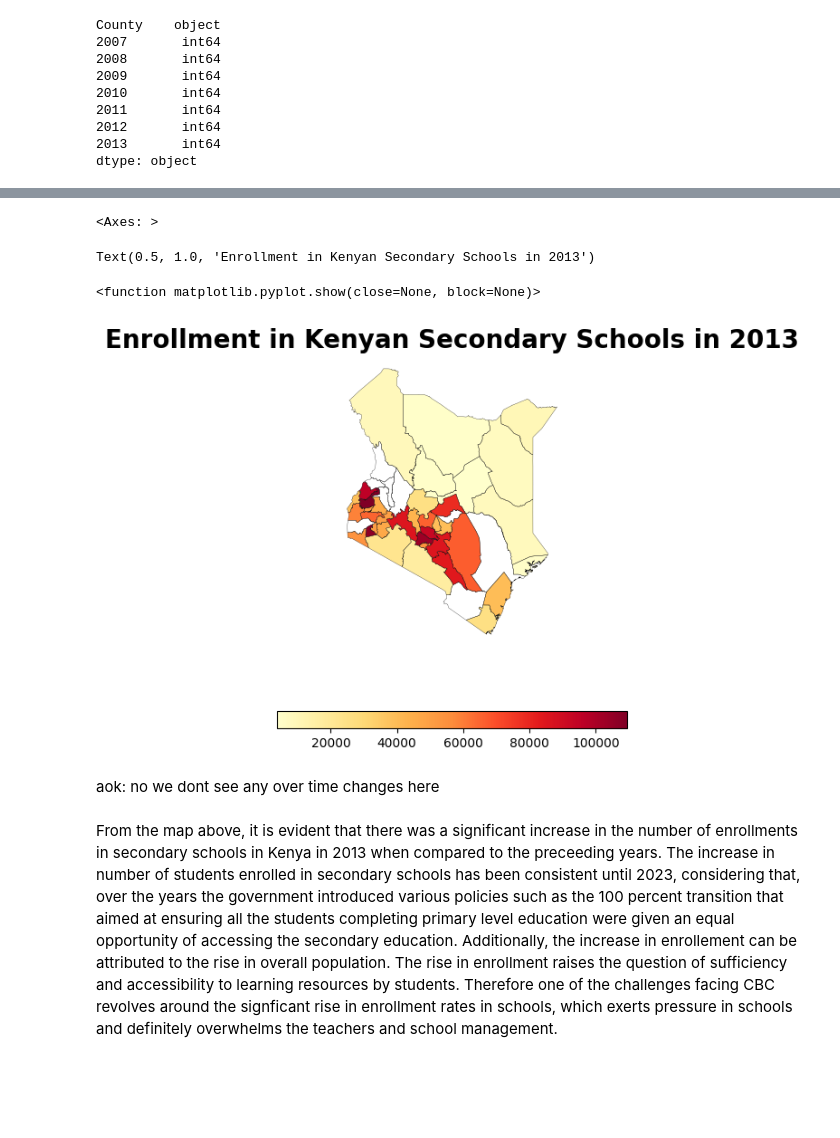
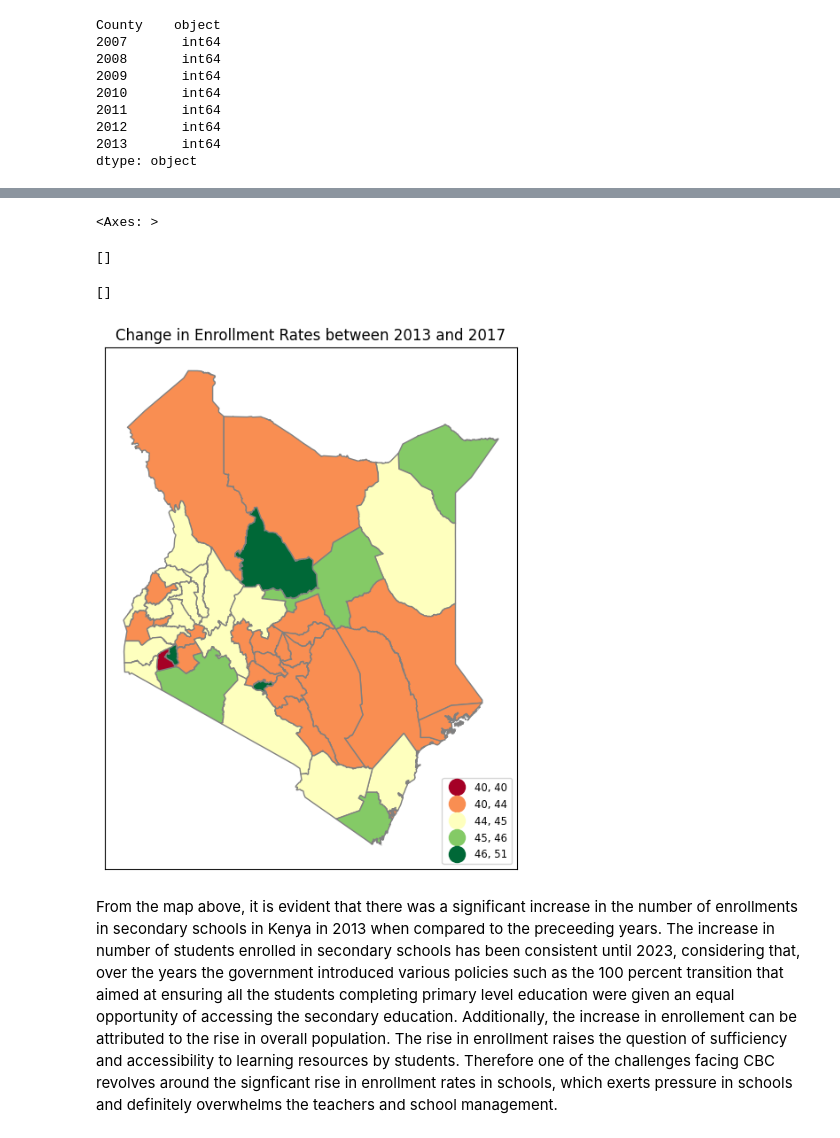
Before and after one commit to Brian13Noble/Geographical-Information-Systems-Projects, a Jupyter notebook: ps2.ipynb, the cells around one changed output, grey strips where cells are left out. Drawn from its saved outputs; the diff is of its cells as text; code cells hidden in the pictures; blank space fills up the shorter version.

```diff
--- a/ps2.ipynb
+++ b/ps2.ipynb
@@ -67,10 +68,8 @@ Shape_len      float64
 geometry      geometry
 dtype: object
 # %%
-#aok: same here had to adjust these!!!! please make sure it is fixed next time
-
 #from google.colab import drive
 #drive.mount("/content/drive")
-sec_enrollment = "https://raw.githubusercontent.com/Brian13Noble/GIS/main/number-of-secondary-school-enrolment-by-county-2007-2013-csv-1.csv"
+sec_enrollment = "/content/drive/MyDrive/Datasets/number-of-secondary-school-enrolment-by-county-2007-2013-csv-1.csv"
 sec_enrollment = pd.read_csv(sec_enrollment)
-sec_enrollment
+#sec_enrollment
@@ -104,8 +88,18 @@ County    object
 2012       int64
 2013       int64
 dtype: object
+# %%
+sec_enrollment.loc[sec_enrollment['County'] == 'West pokot', 'County'] = 'West Pokot'
+sec_enrollment.loc[sec_enrollment['County'] == 'Elgeyo marakwet', 'County'] = 'Keiyo-Marakwet'
+sec_enrollment.loc[sec_enrollment['County'] == 'Homabay', 'County'] = 'Homa Bay'
+sec_enrollment.loc[sec_enrollment['County'] == 'Taita taveta', 'County'] = 'Taita Taveta'
+sec_enrollment.loc[sec_enrollment['County'] == 'Tana river', 'County'] = 'Tana River'
+sec_enrollment.loc[sec_enrollment['County'] == 'Tharaka nithi', 'County'] = 'Tharaka'
+sec_enrollment.loc[sec_enrollment['County'] == 'Trans nzoia', 'County'] = 'Trans Nzoia'
+sec_enrollment.loc[sec_enrollment['County'] == 'Uasin gishu', 'County'] = 'Uasin Gishu'
+#sec_enrollment
 # %%
 #Focus on no.of sec-school enrolment in 2007 and 2013
 sec_enrollment= sec_enrollment[['County','2007','2013']]
-sec_enrollment= sec_enrollment.iloc[1:,:]
-sec_enrollment
+sec_enrollment= sec_enrollment.iloc[0:,:]
+#sec_enrollment
@@ -226,23 +143,19 @@ kenya_counties[['COUNTY','County','_merge']] #and then have to have a look at th
 #print(kenya_counties.info())
 # %%
 #kenya_counties.head(1)
-# %%
-ax = kenya_counties.boundary.plot(edgecolor='black', linewidth=0.2, figsize=(10, 6))
-kenya_counties.plot(ax=ax, column='2013', legend=True, cmap='YlOrRd', legend_kwds={'shrink':0.5,
- 'orientation': 'horizontal', 'format': '%.0f'})
-ax.get_xaxis().set_visible(False)
-ax.get_yaxis().set_visible(False)
-for edge in ['right', 'bottom', 'top', 'left']:
-    ax.spines[edge].set_visible(False)
-ax.set_title('Enrollment in Kenyan Secondary Schools in 2013', size=20, weight='bold')
-plt.show
-# %% [output]
-<Axes: >
-Text(0.5, 1.0, 'Enrollment in Kenyan Secondary Schools in 2013')
-<function matplotlib.pyplot.show(close=None, block=None)>
-[figure, removed]
-# %% [markdown]
-aok: no we dont see any over time changes here
+# %%
+fig, ax = plt.subplots(1, figsize=(6,10))
+kenya_counties.plot(ax=ax,column='ECHANGE',legend=True,cmap='RdYlGn',scheme='natural_breaks',k=5,
+         edgecolor='grey',linewidth=1,legend_kwds= {"fmt": "{:,.0f}",
+        'loc':'lower right','title_fontsize':'medium','fontsize':'small','markerscale':1.4})
+ax.title.set_text("Change in Enrollment Rates between 2013 and 2017")
+ax.set_xticks([]) #kills xticks
+ax.set_yticks([]) #kills xticks
+# %% [output]
+<Axes: >
+[]
+[]
+[figure, added]
 # %% [markdown]
 From the map above, it is evident that there was a significant increase in the number of enrollments in secondary schools in Kenya in 2013 when compared to the preceeding years. The increase in number of students enrolled in secondary schools has been consistent until 2023, considering that, over the years the government introduced various policies such as the 100 percent transition that aimed at ensuring all the students completing primary level education were given an equal opportunity of accessing the secondary education. Additionally, the increase in enrollement can be attributed to the rise in overall population. The rise in enrollment raises the question of sufficiency and accessibility to learning resources by students. Therefore one of the challenges facing CBC revolves around the signficant rise in enrollment rates in schools, which exerts pressure in schools and definitely overwhelms the teachers and school management.
 # %%
```
Also changed, not shown: parts of 46 cells of this notebook.
